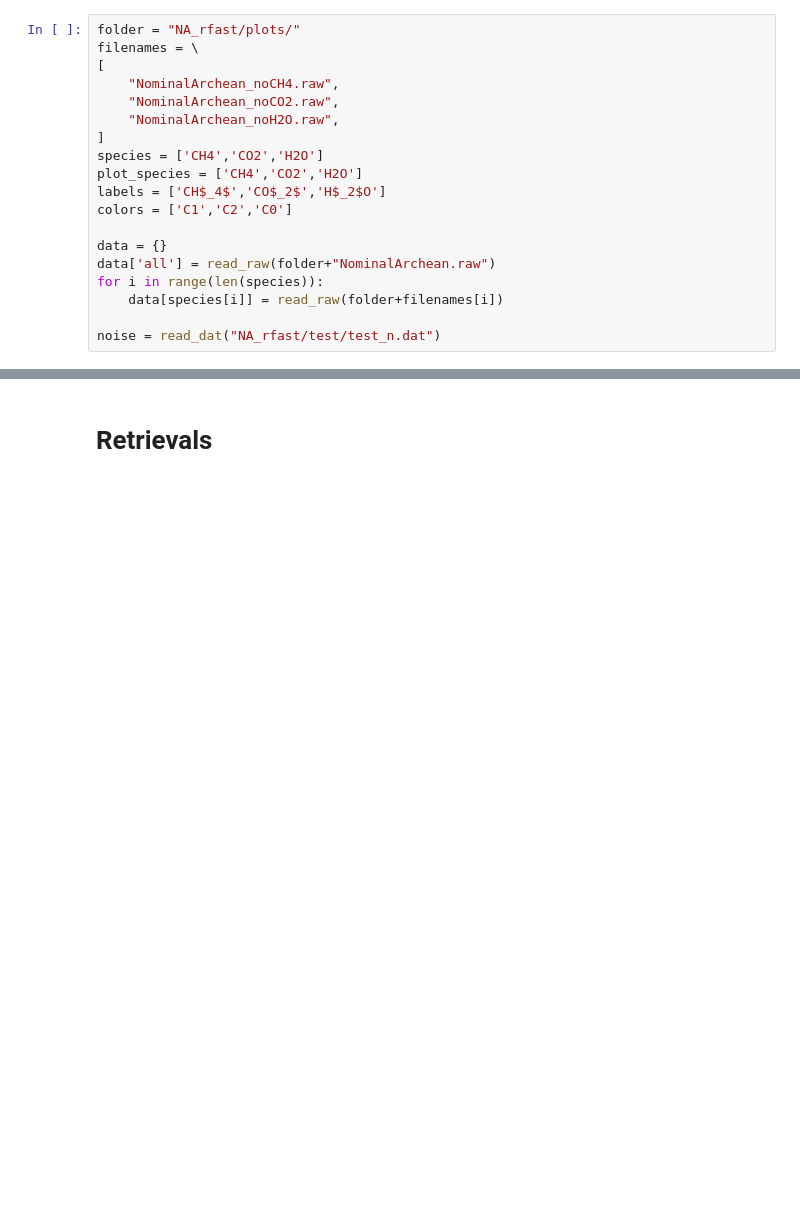
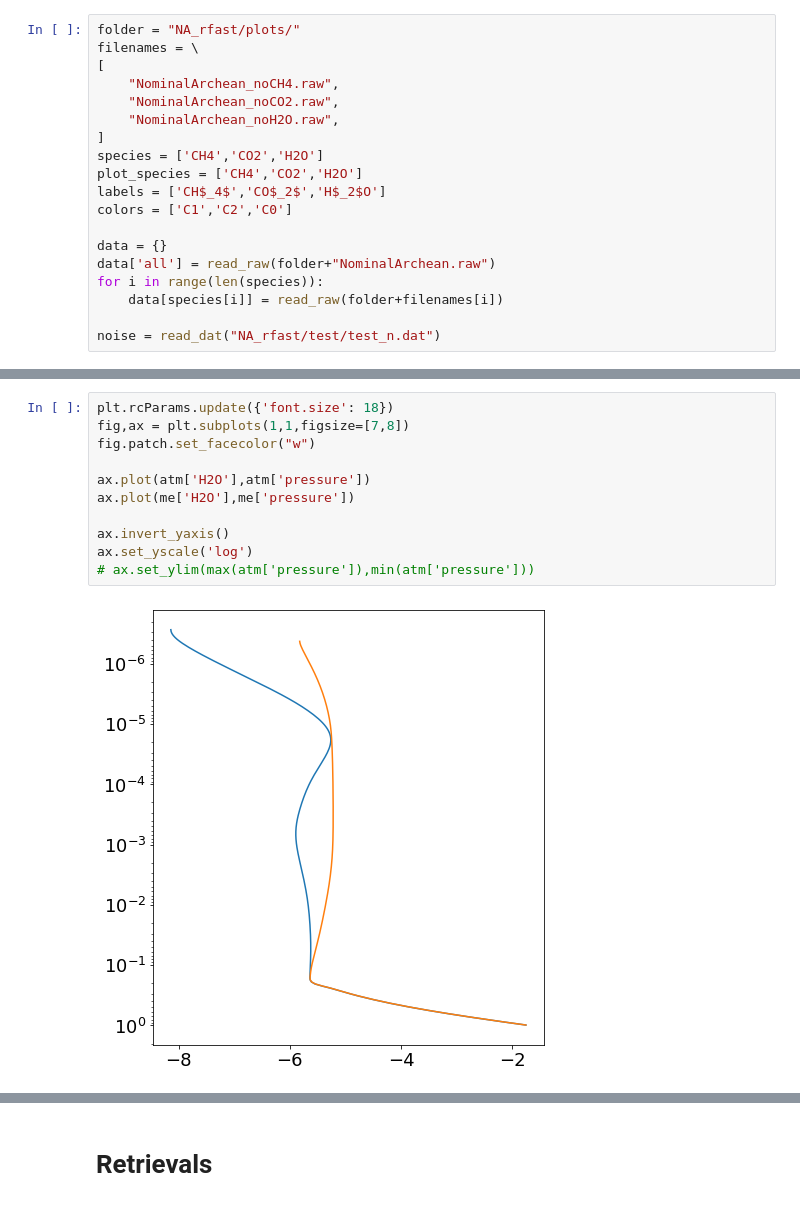
Before and after one commit to Nicholaswogan/NominalArcheanRetrievals, a Jupyter notebook: plotting_spectra.ipynb, the cells around one changed output, grey strips where cells are left out. Saved outputs shown, nothing was run; the diff lists cells and outputs as text; blank space fills up the shorter version.

```diff
--- a/plotting_spectra.ipynb
+++ b/plotting_spectra.ipynb
@@ -159 +198,14 @@ plt.show()
+# %%
+plt.rcParams.update({'font.size': 18})
+fig,ax = plt.subplots(1,1,figsize=[7,8])
+fig.patch.set_facecolor("w")
+
+ax.plot(atm['H2O'],atm['pressure'])
+ax.plot(me['H2O'],me['pressure'])
+
+ax.invert_yaxis()
+ax.set_yscale('log')
+# ax.set_ylim(max(atm['pressure']),min(atm['pressure']))
+# %% [output]
+[figure, added]
 # %%
```
Also changed, not shown: parts of 14 cells of this notebook, 59 other files.
